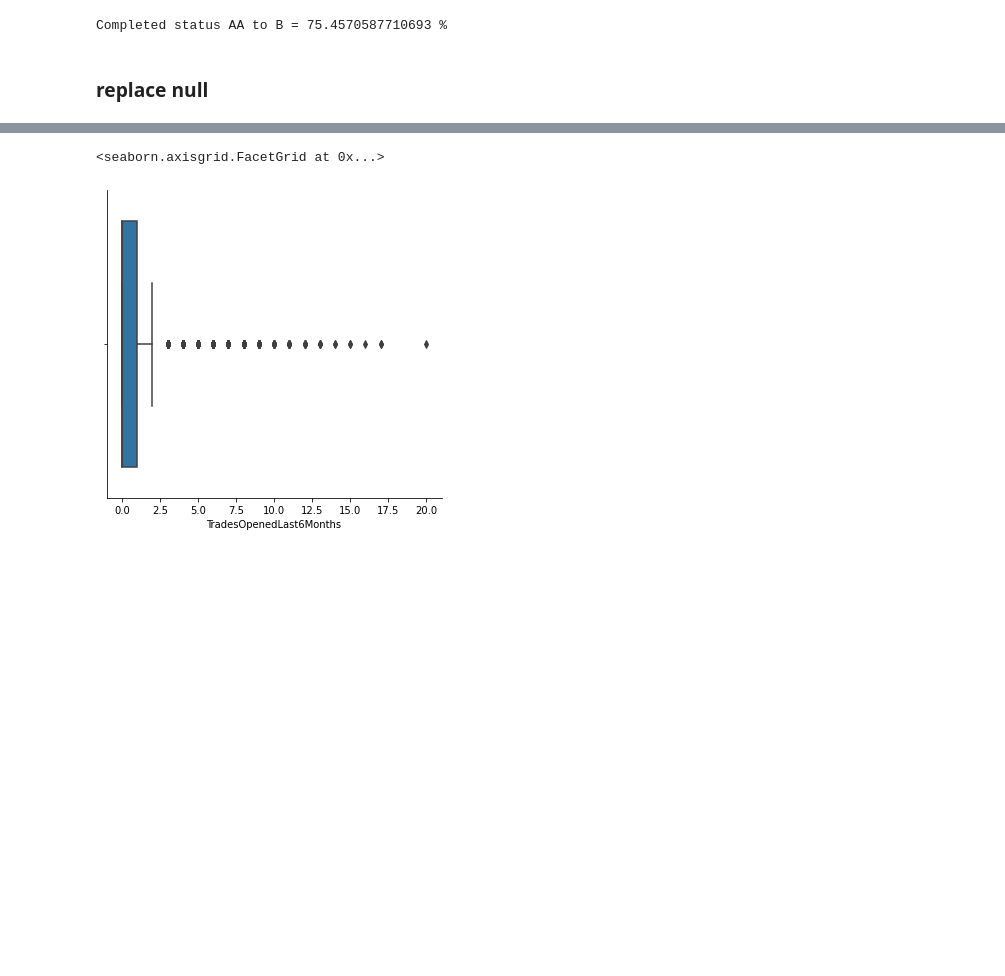
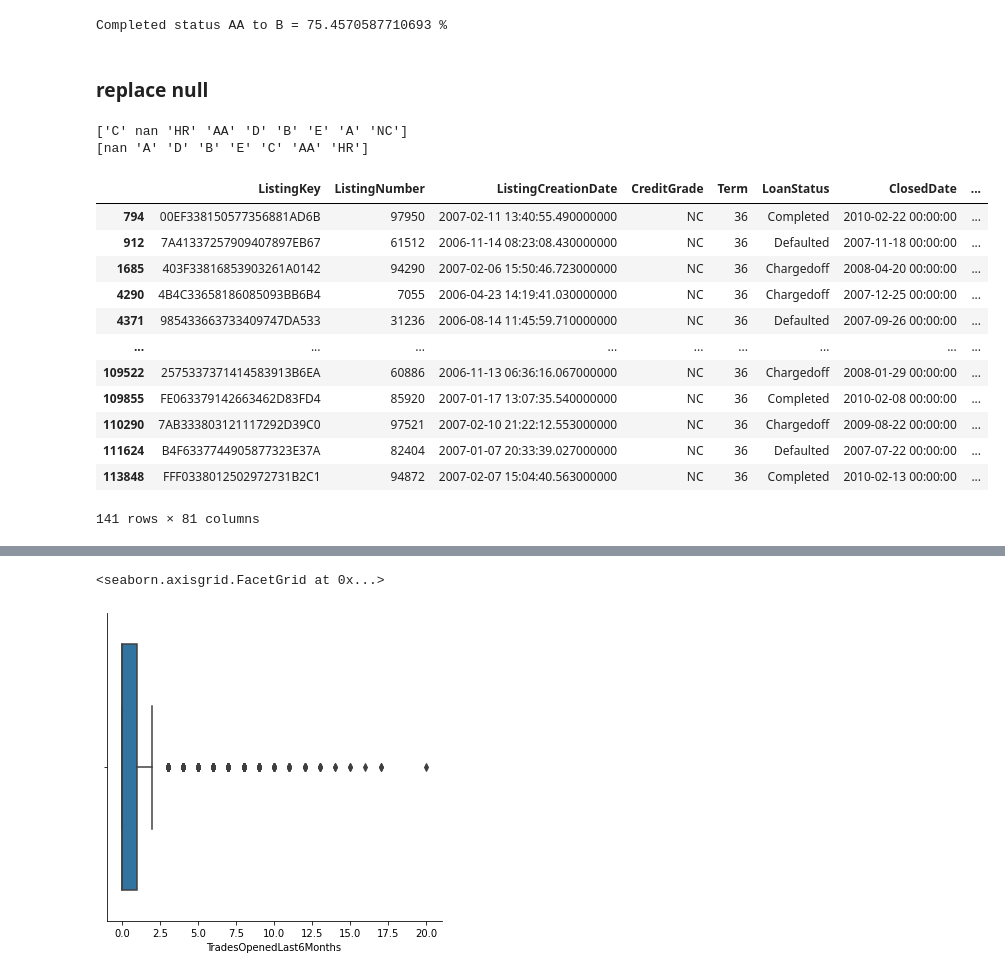
Before and after one commit to MAboElFottouh/Predictive-Modelling-Using-Social-Profile-in-Online-P2P-Lending-Market-Project-TCS56EA, a Jupyter notebook: task1.ipynb, the cells around one changed output, grey strips where cells are left out. Cells and saved outputs as stored; diff of their text form; code cells hidden in the pictures; blank space fills up the shorter version.

```diff
--- a/task1.ipynb
+++ b/task1.ipynb
@@ -224,6 +243,28 @@ value_will_be_null = ['TotalProsperLoans' , 'TotalProsperPaymentsBilled' , 'OnTi
 for i in value_will_be_null:
   data[i].replace(np.nan,0,inplace=True)
   data[i].astype('float64')
+# %%
+print(data['CreditGrade'].unique())
+print(data['ProsperRating (Alpha)'].unique())
+# %% [output]
+['C' nan 'HR' 'AA' 'D' 'B' 'E' 'A' 'NC']
+[nan 'A' 'D' 'B' 'E' 'C' 'AA' 'HR']
+# %%
+data[data['CreditGrade']=='NC']
+# %% [output]
+|  | ListingKey | ListingNumber | ListingCreationDate | CreditGrade | Term | LoanStatus | ClosedDate | ... |
+| 794 | 00EF338150577356881AD6B | 97950 | 2007-02-11 13:40:55.490000000 | NC | 36 | Completed | 2010-02-22 00:00:00 | ... |
+| 912 | 7A41337257909407897EB67 | 61512 | 2006-11-14 08:23:08.430000000 | NC | 36 | Defaulted | 2007-11-18 00:00:00 | ... |
+| 1685 | 403F33816853903261A0142 | 94290 | 2007-02-06 15:50:46.723000000 | NC | 36 | Chargedoff | 2008-04-20 00:00:00 | ... |
+| 4290 | 4B4C33658186085093BB6B4 | 7055 | 2006-04-23 14:19:41.030000000 | NC | 36 | Chargedoff | 2007-12-25 00:00:00 | ... |
+| 4371 | 985433663733409747DA533 | 31236 | 2006-08-14 11:45:59.710000000 | NC | 36 | Defaulted | 2007-09-26 00:00:00 | ... |
+| ... | ... | ... | ... | ... | ... | ... | ... | ... |
+| 109522 | 2575337371414583913B6EA | 60886 | 2006-11-13 06:36:16.067000000 | NC | 36 | Chargedoff | 2008-01-29 00:00:00 | ... |
+| 109855 | FE063379142663462D83FD4 | 85920 | 2007-01-17 13:07:35.540000000 | NC | 36 | Completed | 2010-02-08 00:00:00 | ... |
+| 110290 | 7AB333803121117292D39C0 | 97521 | 2007-02-10 21:22:12.553000000 | NC | 36 | Chargedoff | 2009-08-22 00:00:00 | ... |
+| 111624 | B4F6337744905877323E37A | 82404 | 2007-01-07 20:33:39.027000000 | NC | 36 | Defaulted | 2007-07-22 00:00:00 | ... |
+| 113848 | FFF0338012502972731B2C1 | 94872 | 2007-02-07 15:04:40.563000000 | NC | 36 | Completed | 2010-02-13 00:00:00 | ... |
+141 rows × 81 columns
 # %%
 j = 0
 for i in range(data.shape[1]):
```
Also changed, not shown: parts of 12 cells of this notebook.
